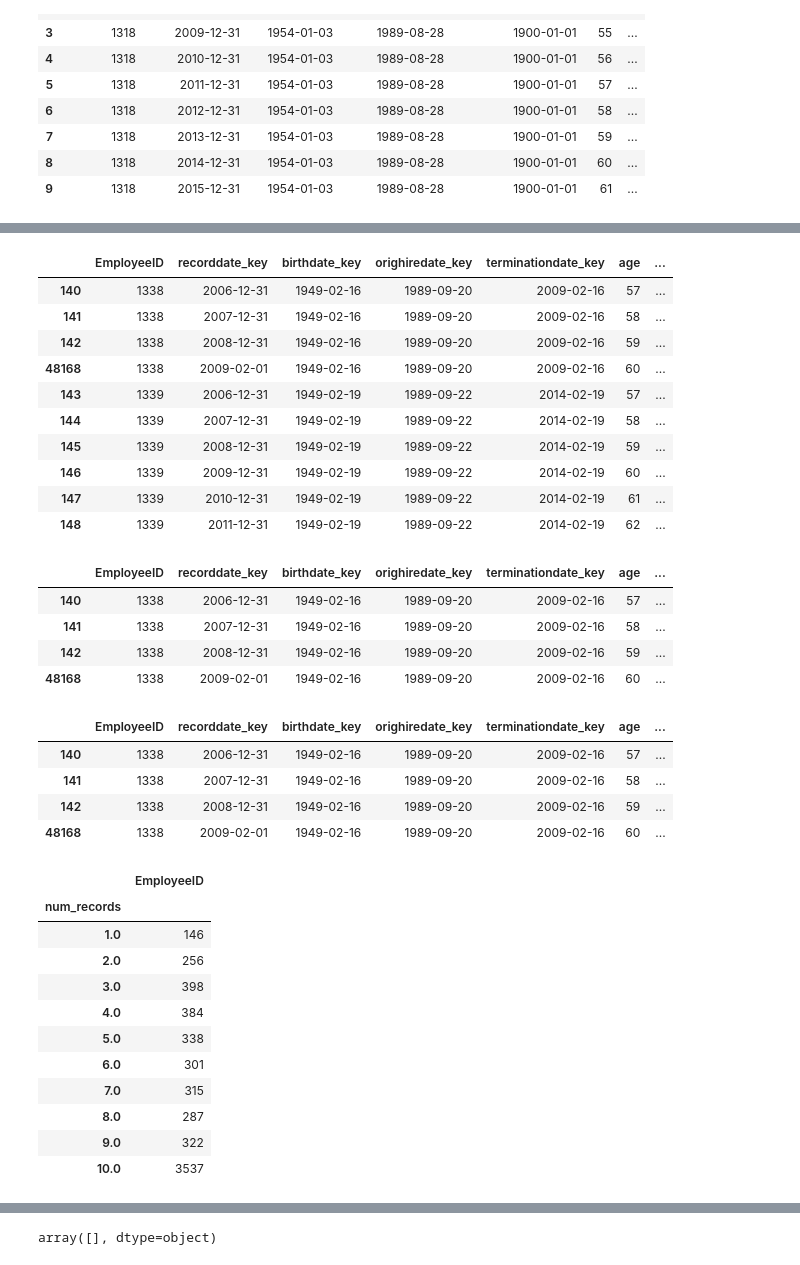
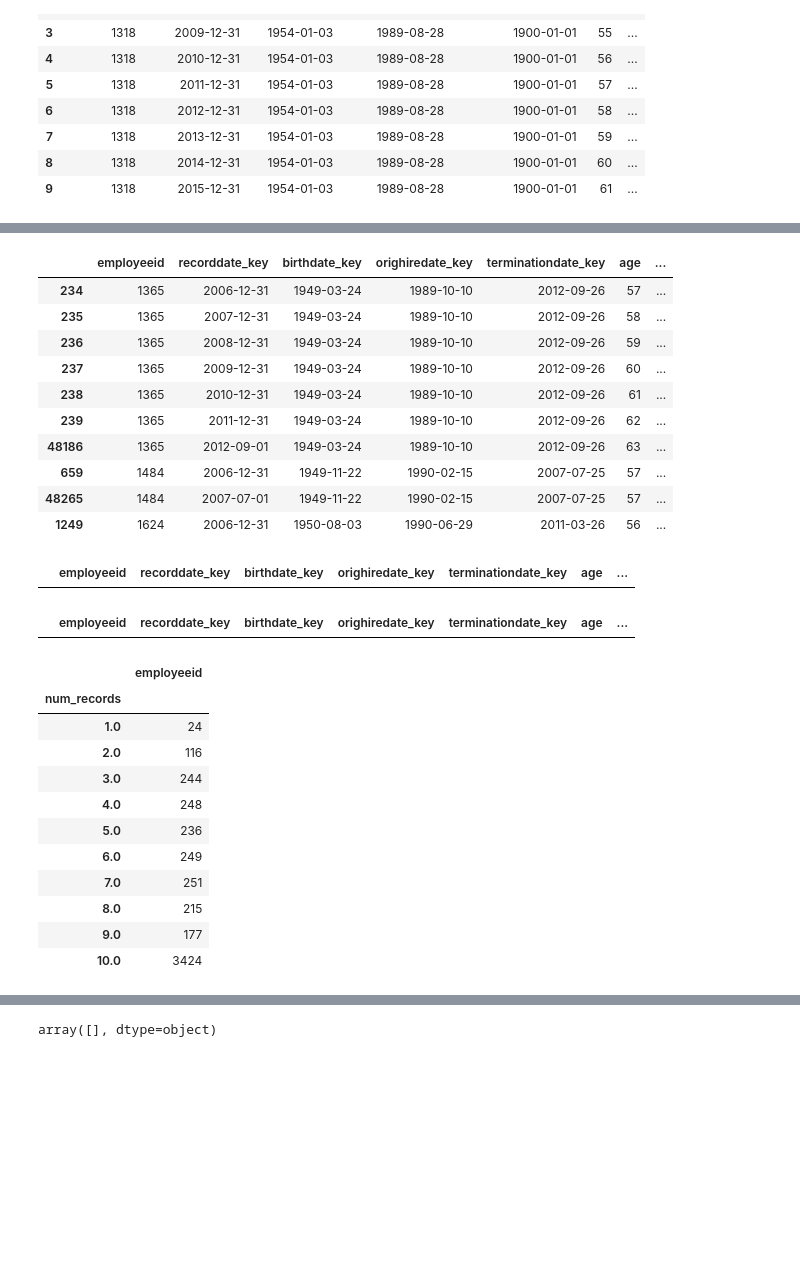
Before and after one commit to RickyMcMaster/pub_portfolio, a Jupyter notebook: mlz/07-midterm-project/MLZ-Assignment07.ipynb, the cells around one changed output, grey strips where cells are left out. Drawn from its saved outputs; the diff is of its cells as text; code cells hidden in the pictures; blank space fills up the shorter version.

```diff
--- a/mlz/07-midterm-project/MLZ-Assignment07.ipynb
+++ b/mlz/07-midterm-project/MLZ-Assignment07.ipynb
@@ -86 +115,5 @@ dtype: object
+# %%
+# Removing Retirements and Layoffs
+excl_emps = df.loc[df['termreason_desc'].isin(['Layoff', 'Retirement']), 'EmployeeID']
+df = df[~df['EmployeeID'].isin(excl_emps)].copy()
 # %%
@@ -122,0 +126,4 @@ cols
+# %%
+df.columns = df.columns.str.lower().str.replace(' ', '_')
+cols = list(df.columns)
+cols
@@ -240,24 +260,20 @@ Name: job_title, dtype: int64
 'value counts for store_name:'
 ... (15 outputs left out)
 # %%
-term_emps = df.loc[df['STATUS']=='TERMINATED', 'EmployeeID']
-df[df['EmployeeID'].isin(term_emps)].sort_values(['EmployeeID', 'recorddate_key']).head(10)
-df[df['EmployeeID']==1338]
+term_emps = df.loc[df['status']=='TERMINATED', 'employeeid']
+df[df['employeeid'].isin(term_emps)].sort_values(['employeeid', 'recorddate_key']).head(10)
+df[df['employeeid']==1338]
 # %% [output]
-|  | EmployeeID | recorddate_key | birthdate_key | orighiredate_key | terminationdate_key | age | ... |
-| 140 | 1338 | 2006-12-31 | 1949-02-16 | 1989-09-20 | 2009-02-16 | 57 | ... |
-| 141 | 1338 | 2007-12-31 | 1949-02-16 | 1989-09-20 | 2009-02-16 | 58 | ... |
-| 142 | 1338 | 2008-12-31 | 1949-02-16 | 1989-09-20 | 2009-02-16 | 59 | ... |
-| 48168 | 1338 | 2009-02-01 | 1949-02-16 | 1989-09-20 | 2009-02-16 | 60 | ... |
-| 143 | 1339 | 2006-12-31 | 1949-02-19 | 1989-09-22 | 2014-02-19 | 57 | ... |
-| 144 | 1339 | 2007-12-31 | 1949-02-19 | 1989-09-22 | 2014-02-19 | 58 | ... |
-| 145 | 1339 | 2008-12-31 | 1949-02-19 | 1989-09-22 | 2014-02-19 | 59 | ... |
-| 146 | 1339 | 2009-12-31 | 1949-02-19 | 1989-09-22 | 2014-02-19 | 60 | ... |
-| 147 | 1339 | 2010-12-31 | 1949-02-19 | 1989-09-22 | 2014-02-19 | 61 | ... |
-| 148 | 1339 | 2011-12-31 | 1949-02-19 | 1989-09-22 | 2014-02-19 | 62 | ... |
+|  | employeeid | recorddate_key | birthdate_key | orighiredate_key | terminationdate_key | age | ... |
+| 234 | 1365 | 2006-12-31 | 1949-03-24 | 1989-10-10 | 2012-09-26 | 57 | ... |
+| 235 | 1365 | 2007-12-31 | 1949-03-24 | 1989-10-10 | 2012-09-26 | 58 | ... |
+| 236 | 1365 | 2008-12-31 | 1949-03-24 | 1989-10-10 | 2012-09-26 | 59 | ... |
+| 237 | 1365 | 2009-12-31 | 1949-03-24 | 1989-10-10 | 2012-09-26 | 60 | ... |
+| 238 | 1365 | 2010-12-31 | 1949-03-24 | 1989-10-10 | 2012-09-26 | 61 | ... |
+| 239 | 1365 | 2011-12-31 | 1949-03-24 | 1989-10-10 | 2012-09-26 | 62 | ... |
+| 48186 | 1365 | 2012-09-01 | 1949-03-24 | 1989-10-10 | 2012-09-26 | 63 | ... |
+| 659 | 1484 | 2006-12-31 | 1949-11-22 | 1990-02-15 | 2007-07-25 | 57 | ... |
+| 48265 | 1484 | 2007-07-01 | 1949-11-22 | 1990-02-15 | 2007-07-25 | 57 | ... |
+| 1249 | 1624 | 2006-12-31 | 1950-08-03 | 1990-06-29 | 2011-03-26 | 56 | ... |
-|  | EmployeeID | recorddate_key | birthdate_key | orighiredate_key | terminationdate_key | age | ... |
-| 140 | 1338 | 2006-12-31 | 1949-02-16 | 1989-09-20 | 2009-02-16 | 57 | ... |
-| 141 | 1338 | 2007-12-31 | 1949-02-16 | 1989-09-20 | 2009-02-16 | 58 | ... |
-| 142 | 1338 | 2008-12-31 | 1949-02-16 | 1989-09-20 | 2009-02-16 | 59 | ... |
-| 48168 | 1338 | 2009-02-01 | 1949-02-16 | 1989-09-20 | 2009-02-16 | 60 | ... |
+|  | employeeid | recorddate_key | birthdate_key | orighiredate_key | terminationdate_key | age | ... |
 # %%
@@ -265,10 +281,6 @@ df['emp_record_idx'] = df.groupby('EmployeeID')['recorddate_key'].rank(method='f
 # %%
-df = df.copy().sort_values(['EmployeeID', 'recorddate_key'])
-df[df['EmployeeID']==1338]
+df = df.copy().sort_values(['employeeid', 'recorddate_key'])
+df[df['employeeid']==1338]
 # %% [output]
-|  | EmployeeID | recorddate_key | birthdate_key | orighiredate_key | terminationdate_key | age | ... |
-| 140 | 1338 | 2006-12-31 | 1949-02-16 | 1989-09-20 | 2009-02-16 | 57 | ... |
-| 141 | 1338 | 2007-12-31 | 1949-02-16 | 1989-09-20 | 2009-02-16 | 58 | ... |
-| 142 | 1338 | 2008-12-31 | 1949-02-16 | 1989-09-20 | 2009-02-16 | 59 | ... |
-| 48168 | 1338 | 2009-02-01 | 1949-02-16 | 1989-09-20 | 2009-02-16 | 60 | ... |
+|  | employeeid | recorddate_key | birthdate_key | orighiredate_key | terminationdate_key | age | ... |
 # %%
@@ -278,18 +290,18 @@ df['num_records'] = df.groupby('EmployeeID')['emp_record_idx'].transform('max')
 # %%
-df.groupby('num_records').agg({'EmployeeID': 'nunique'})
+df.groupby('num_records').agg({'employeeid': 'nunique'})
 
-df['num_jobs'] = df.groupby('EmployeeID')['job_title'].transform('nunique')
+df['num_jobs'] = df.groupby('employeeid')['job_title'].transform('nunique')
 # %% [output]
-|  | EmployeeID |
+|  | employeeid |
 | num_records |  |
-| 1.0 | 146 |
-| 2.0 | 256 |
-| 3.0 | 398 |
-| 4.0 | 384 |
-| 5.0 | 338 |
-| 6.0 | 301 |
-| 7.0 | 315 |
-| 8.0 | 287 |
-| 9.0 | 322 |
-| 10.0 | 3537 |
+| 1.0 | 24 |
+| 2.0 | 116 |
+| 3.0 | 244 |
+| 4.0 | 248 |
+| 5.0 | 236 |
+| 6.0 | 249 |
+| 7.0 | 251 |
+| 8.0 | 215 |
+| 9.0 | 177 |
+| 10.0 | 3424 |
 # %%
```
Also changed, not shown: parts of 58 cells of this notebook, 5 other files.
